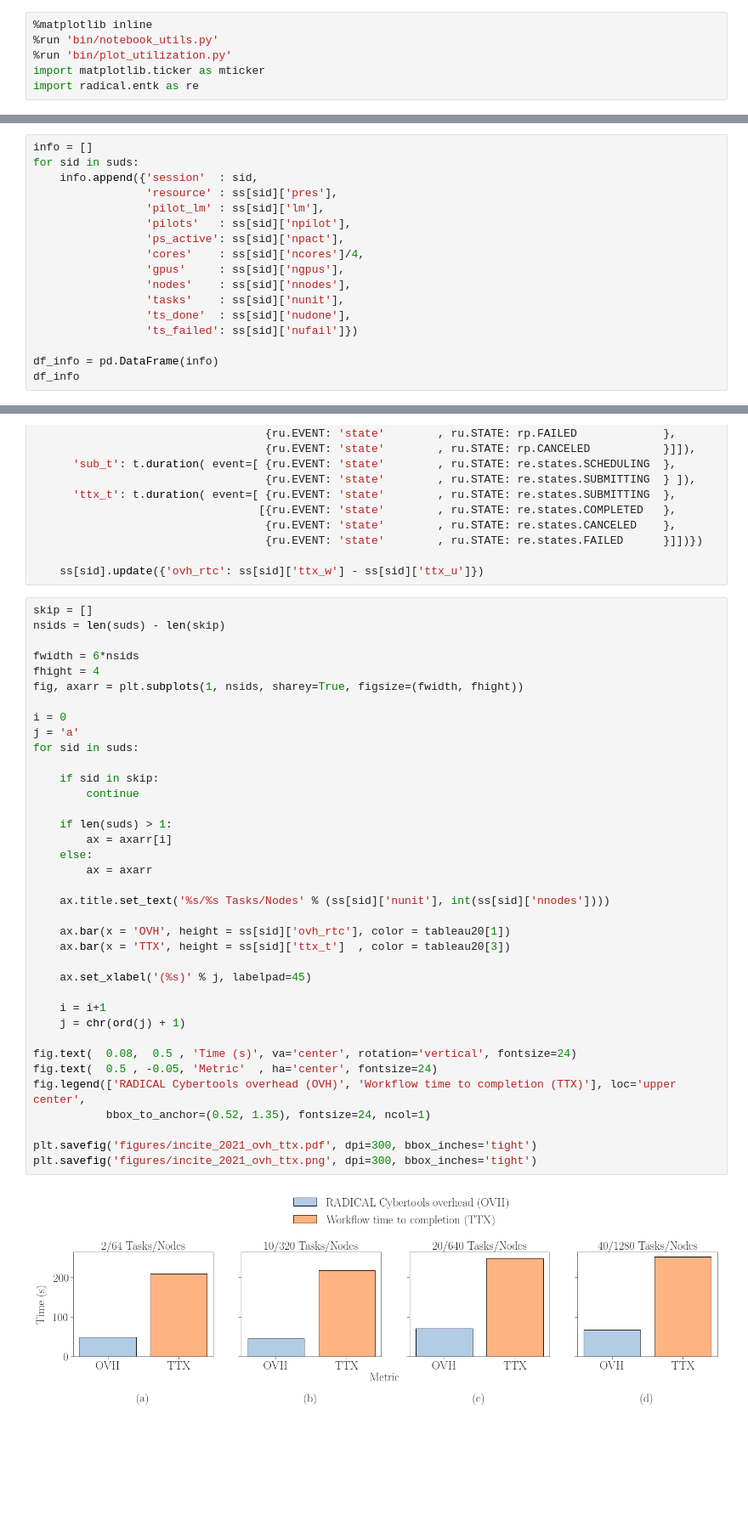
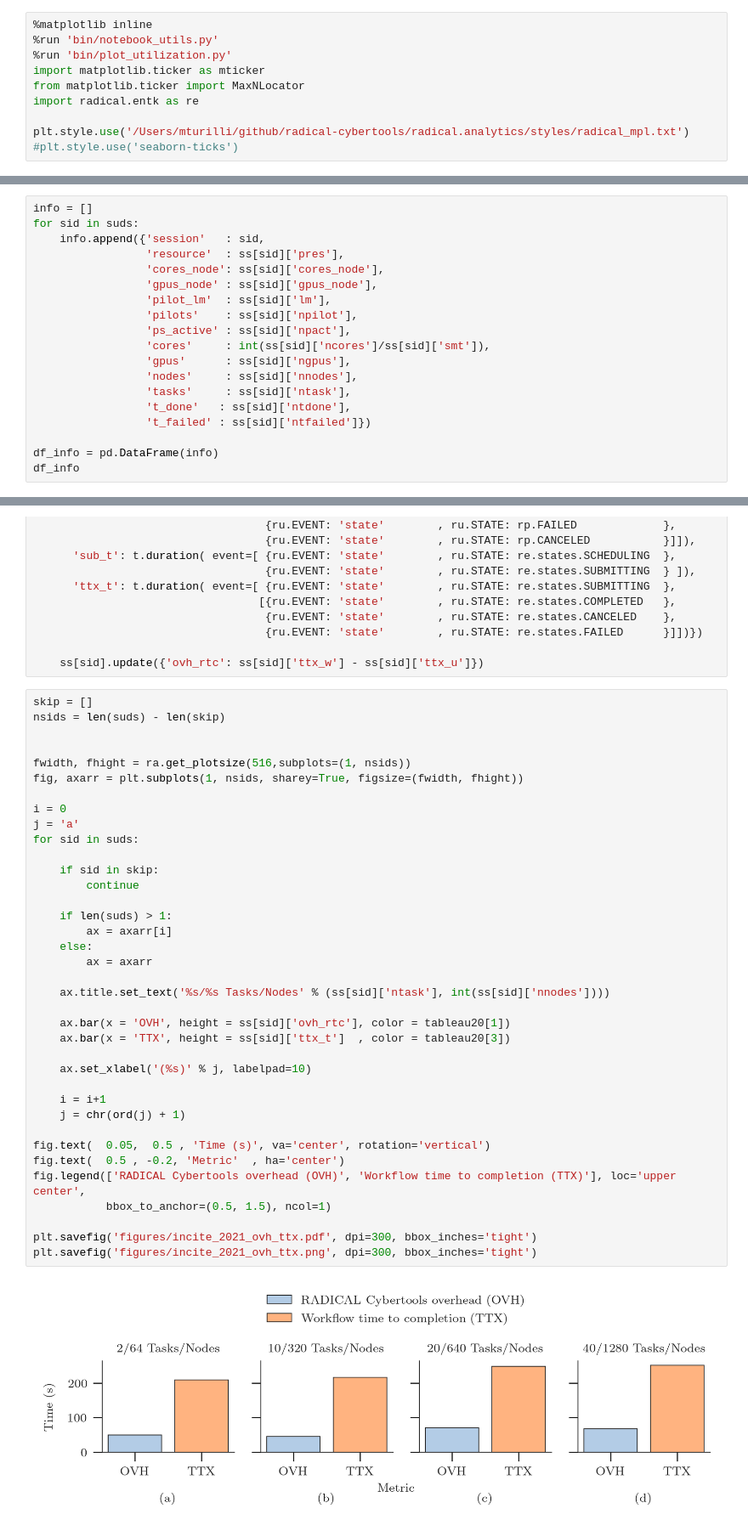
Before and after one commit to radical-experiments/hpcw-princeton, a Jupyter notebook: analysis/incite2021.ipynb, the cells around one changed output, grey strips where cells are left out. Shown: that part at 85% size. Cells and saved outputs as stored; diff of their text form; blank space fills up the shorter version.

Commit message:
Detailed resource utilization plots

```diff
--- a/analysis/incite2021.ipynb
+++ b/analysis/incite2021.ipynb
@@ -3,7 +3,11 @@
 %run 'bin/notebook_utils.py'
 %run 'bin/plot_utilization.py'
 import matplotlib.ticker as mticker
+from matplotlib.ticker import MaxNLocator
 import radical.entk as re
+
+plt.style.use('/Users/mturilli/github/radical-cybertools/radical.analytics/styles/radical_mpl.txt')
+#plt.style.use('seaborn-ticks')
 # %%
 ! radical-stack
 # %% [output]
@@ -54,17 +72,19 @@ for sid in suds:
 # %%
 info = []
 for sid in suds:
-    info.append({'session'  : sid,
-                 'resource' : ss[sid]['pres'],
-                 'pilot_lm' : ss[sid]['lm'],
-                 'pilots'   : ss[sid]['npilot'],
-                 'ps_active': ss[sid]['npact'],
-                 'cores'    : ss[sid]['ncores']/4,
-                 'gpus'     : ss[sid]['ngpus'],
-                 'nodes'    : ss[sid]['nnodes'],
-                 'tasks'    : ss[sid]['nunit'],
-                 'ts_done'  : ss[sid]['nudone'],
-                 'ts_failed': ss[sid]['nufail']})
+    info.append({'session'   : sid,
+                 'resource'  : ss[sid]['pres'],
+                 'cores_node': ss[sid]['cores_node'],
+                 'gpus_node' : ss[sid]['gpus_node'],
+                 'pilot_lm'  : ss[sid]['lm'],
+                 'pilots'    : ss[sid]['npilot'],
+                 'ps_active' : ss[sid]['npact'],
+                 'cores'     : int(ss[sid]['ncores']/ss[sid]['smt']),
+                 'gpus'      : ss[sid]['ngpus'],
+                 'nodes'     : ss[sid]['nnodes'],
+                 'tasks'     : ss[sid]['ntask'],
+                 't_done'   : ss[sid]['ntdone'],
+                 't_failed' : ss[sid]['ntfailed']})
 
 df_info = pd.DataFrame(info)
 df_info
@@ -108,38 +128,38 @@ for sid in suds:
 skip = []
 nsids = len(suds) - len(skip)
 
-fwidth = 6*nsids
-fhight = 4
+
+fwidth, fhight = ra.get_plotsize(516,subplots=(1, nsids))
 fig, axarr = plt.subplots(1, nsids, sharey=True, figsize=(fwidth, fhight))
 
 i = 0
 j = 'a'
 for sid in suds:
 
     if sid in skip:
         continue
 
     if len(suds) > 1:
         ax = axarr[i]
     else:
         ax = axarr
 
-    ax.title.set_text('%s/%s Tasks/Nodes' % (ss[sid]['nunit'], int(ss[sid]['nnodes'])))
+    ax.title.set_text('%s/%s Tasks/Nodes' % (ss[sid]['ntask'], int(ss[sid]['nnodes'])))
 
     ax.bar(x = 'OVH', height = ss[sid]['ovh_rtc'], color = tableau20[1])
     ax.bar(x = 'TTX', height = ss[sid]['ttx_t']  , color = tableau20[3])
 
-    ax.set_xlabel('(%s)' % j, labelpad=45)
+    ax.set_xlabel('(%s)' % j, labelpad=10)
 
     i = i+1
     j = chr(ord(j) + 1)
 
-fig.text(  0.08,  0.5 , 'Time (s)', va='center', rotation='vertical', fontsize=24)
-fig.text(  0.5 , -0.05, 'Metric'  , ha='center', fontsize=24)
+fig.text(  0.05,  0.5 , 'Time (s)', va='center', rotation='vertical')
+fig.text(  0.5 , -0.2, 'Metric'  , ha='center')
 fig.legend(['RADICAL Cybertools overhead (OVH)', 'Workflow time to completion (TTX)'], loc='upper center',
-           bbox_to_anchor=(0.52, 1.35), fontsize=24, ncol=1)
+           bbox_to_anchor=(0.5, 1.5), ncol=1)
 
 plt.savefig('figures/incite_2021_ovh_ttx.pdf', dpi=300, bbox_inches='tight')
 plt.savefig('figures/incite_2021_ovh_ttx.png', dpi=300, bbox_inches='tight')
 # %% [output]
-[figure, old version]
+[figure, new version]
```
Also changed, not shown: parts of 16 cells of this notebook, 8 other files.
